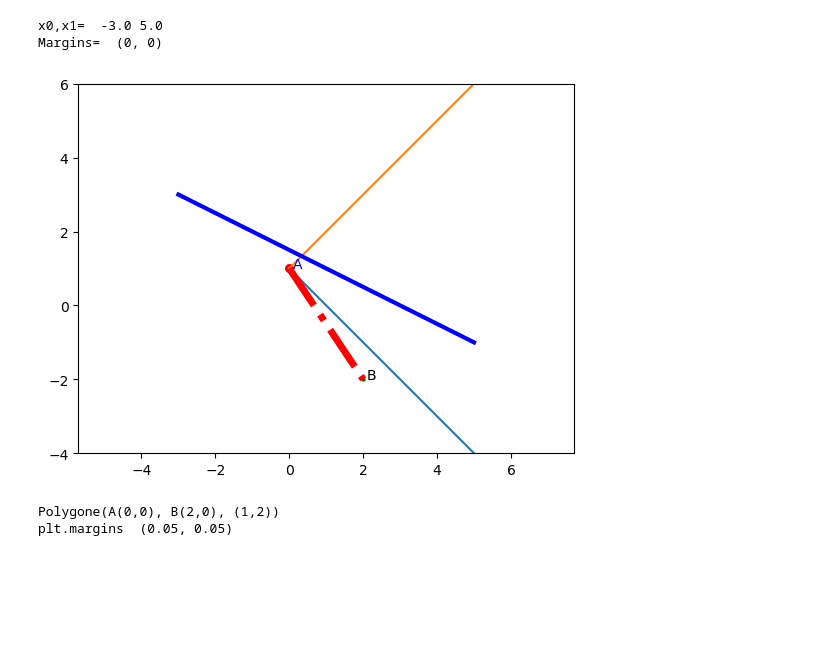
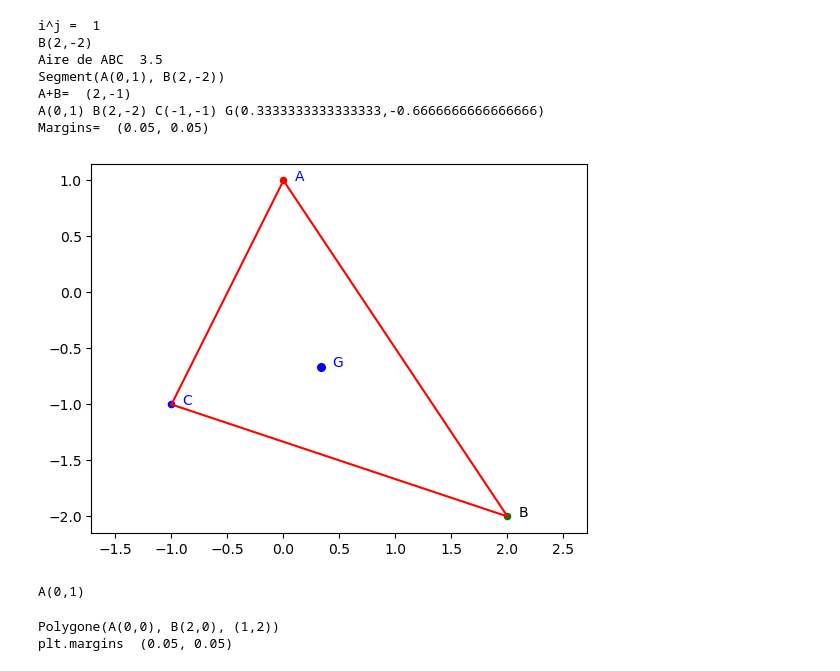
Before and after one commit to mhdeleglise/Formes2D, a Jupyter notebook: tst.ipynb, the cells around one changed output. Saved outputs shown, nothing was run; the diff lists cells and outputs as text; code cells hidden in the pictures; blank space fills up the shorter version.

Commit message:
B-A renvoie le vecteur AB, u^v renvoie le déterminant

```diff
--- a/tst.ipynb
+++ b/tst.ipynb
@@ -7,27 +7,56 @@ from droites import *
 # %%
 A = Point(0, 1,'A')
 B = Point(2, -2,'B')
+C = Point(-1, -1,'C')
+i = Vecteur(1,0)
+j = Vecteur(0,1)
+print("i^j = ",i^j)
+print(B)
+#print("isinstance(v,Point): ",isinstance(v,Point))
+#print("isinstance(v,Vecteur): ",isinstance(v,Vecteur))
 AB=Segment(A, B)
-d1 = Droite(1,2,3)
-d4 = DemiDroite(A,(+1,-1))
-d5 = DemiDroite(A,(+1,1))
+AC=Segment(A,C)
+BC=Segment(B,C)
+ABC=Polygone([A,B,C])
+print("Aire de ABC ", ABC.aire())
+print(AB)
+print("A+B= ",A+B)
+G = (A+B+C)/3
+G.nom="G"
+print(A,B,C,G)
+#d1 = Droite(1,2,3)
+#d4 = DemiDroite(A,(+1,-1))
+#d5 = DemiDroite(A,(+1,1))
 fig, ax = plt.subplots()
 
-plt.xlim((-3,5))
-plt.ylim((-2,5))
-d4.draw(ax)
-d5.draw(ax)
-d1.draw(ax,color='blue',lw=3)
-AB.draw(ax, color='red', lw=5,linestyle='dashdot')
-A.draw(ax,dx=0.1,color='red', s=30)
-B.draw(ax,dx=0.1,color='green',namecolor='black',s=5)
-plt.margins(0,0)
+plt.xlim((-5,5))
+plt.ylim((-5,5))
+#d4.draw(ax)
+#d5.draw(ax)
+#d1.draw(ax,color='blue',lw=1)
+AB.draw(ax, color='red')
+BC.draw(ax, color='red')
+AC.draw(ax, color='red')
+A.draw(ax,dx=0.1,color='red', s=20)
+B.draw(ax,dx=0.1,color='green',namecolor='black',s=20)
+C.draw(ax,s=20)
+G.draw(ax,s=30)
+#plt.margins(0,0)
 plt.axis('equal')
 print("Margins= ",plt.margins())
 # %% [output]
-x0,x1=  -3.0 5.0
-Margins=  (0, 0)
+i^j =  1
+B(2,-2)
+Aire de ABC  3.5
+Segment(A(0,1), B(2,-2))
+A+B=  (2,-1)
+A(0,1) B(2,-2) C(-1,-1) G(0.3333333333333333,-0.6666666666666666)
+Margins=  (0.05, 0.05)
-[figure, old version]
+[figure, new version]
+# %%
+A
+# %% [output]
+A(0,1)
 # %%
 p1 = Point(0, 0,'A')
 p2 = Point(2, 0,'B')
```
Also changed, not shown: parts of 1 cell of this notebook, 5 other files.
